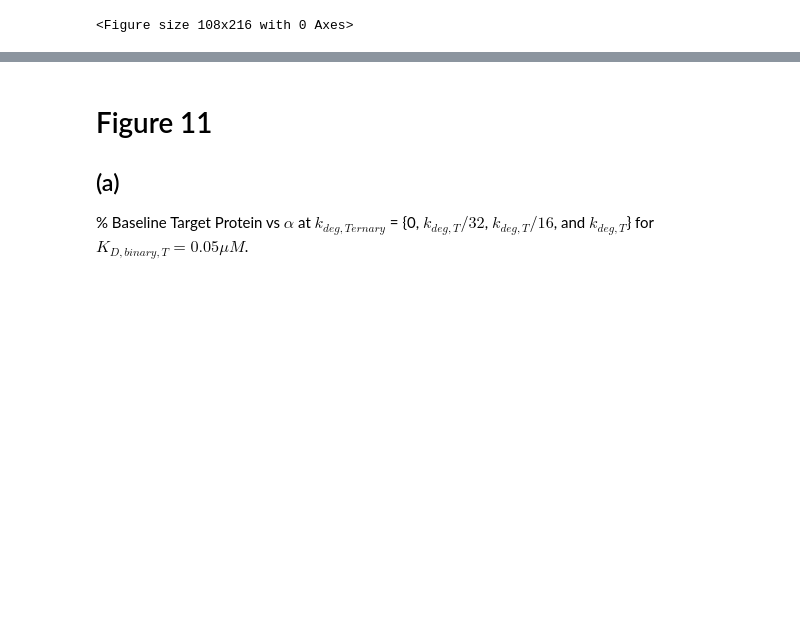
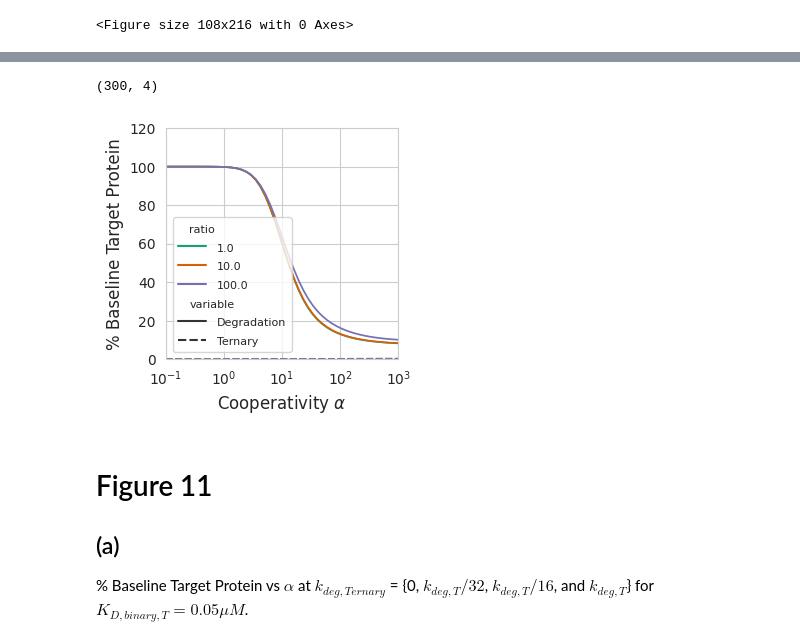
Before and after one commit to stxinsite/kinetic-degradation, a Jupyter notebook: make_figures.ipynb, the cells around one changed output, grey strips where cells are left out. Cells and saved outputs as stored; diff of their text form; code cells hidden in the pictures; blank space fills up the shorter version.

```diff
--- a/make_figures.ipynb
+++ b/make_figures.ipynb
@@ -561,3 +693,69 @@ The PostScript backend does not support transparency; partially transparent arti
+# %%
+protac_id = 'ACBI1'
+t = 6
+bpd_ec = 0.001
+e3 = 0.1
+k_deub = 60
+k_deg = 60
+result_id = f"{protac_id}_bpd_ec={bpd_ec}_t={t}_E3={e3}uM_kdeub={k_deub}_kdeg={k_deg}_kprod_vs_alpha_across_T"
+
+result = pd.read_csv(f"./saved_objects/{result_id}.csv")
+alpha_range = result['alpha'].unique()
+
+result = (
+    result
+    [[
+        'relative_target',
+        'relative_all_ternary',
+        'alpha',
+        'Conc_T_base'
+    ]]
+    .rename(columns={'relative_target': 'Degradation', 'relative_all_ternary': 'Ternary'})
+    .assign(ratio = lambda x: round(x.Conc_T_base / e3, 1))
+    .melt(id_vars=['alpha', 'ratio'], value_vars=['Degradation', 'Ternary'])
+)
+
+result.shape
+# %% [output]
+(300, 4)
+# %%
+pal = sns.color_palette('Set2')
+pal_hex = pal.as_hex()
+
+sns.set_style("whitegrid")
+fig, ax = plt.subplots()
+p = sns.lineplot(
+    data=result,
+    x='alpha',
+    y='value',
+    hue='ratio',
+    style='variable',
+    palette='Dark2',
+    linewidth=1.25,
+    ax=ax
+)
+# p.tick_params(labelsize=15)
+plt.xscale('log')
+plt.xlim(alpha_range.min(), alpha_range.max())
+plt.ylim(0, 120)
+plt.xlabel(r'Cooperativity $\alpha$')
+plt.ylabel('% Baseline Target Protein')
+
+handles, labels = ax.get_legend_handles_labels()
+# labels[0] = "Initial [Target]"
+# for i in range(1,5):
+#     target_conc = float(labels[i])
+#     if target_conc.is_integer():
+#         target_conc = int(target_conc)
+#     labels[i] = fr"$[T] = {str(target_conc)}$" + r" $\mu$M"
+# labels[5] = ""
+# ax.legend(handles=handles[1:5], labels=labels[1:5], loc='lower left', borderaxespad=0.25)
+plt.setp(ax.get_legend().get_texts(), fontsize='8')  # for legend text
+# plt.setp(ax.get_legend().get_title(), fontsize='15')  # for legend title
+plt.savefig(f"plots/{result_id}.png", bbox_inches="tight", dpi=1200)
+plt.show()
+# %% [output]
+[figure, added]
 # %% [markdown]
 # Figure 11
 ## (a)
```
Also changed, not shown: parts of 16 cells of this notebook, 1 other file.
